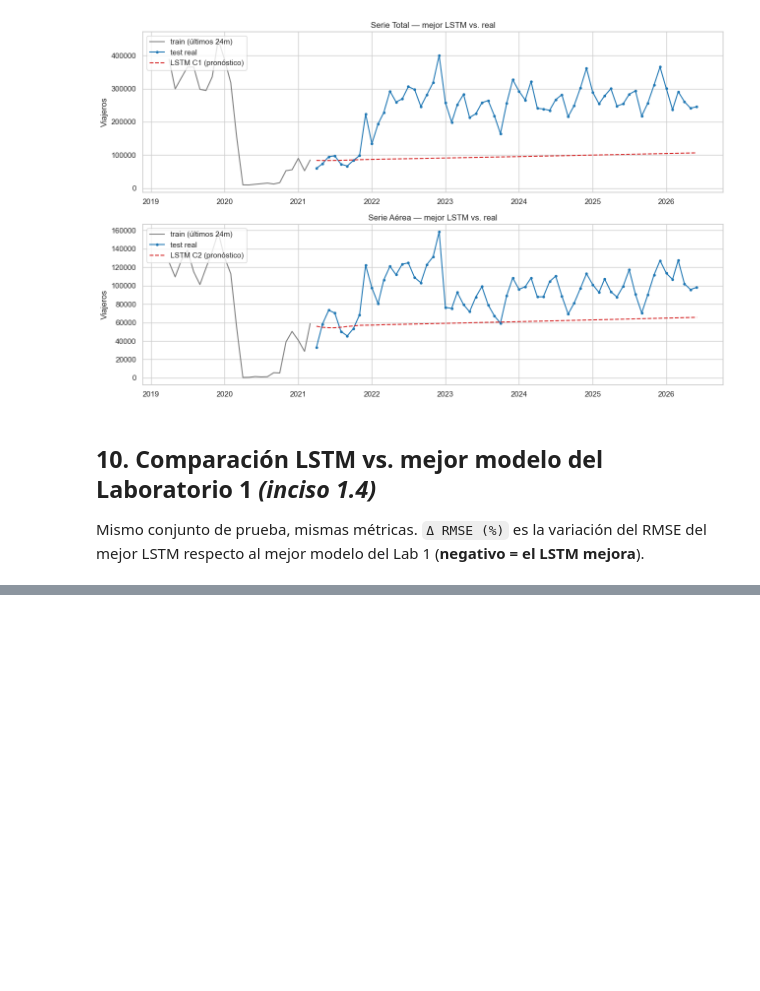
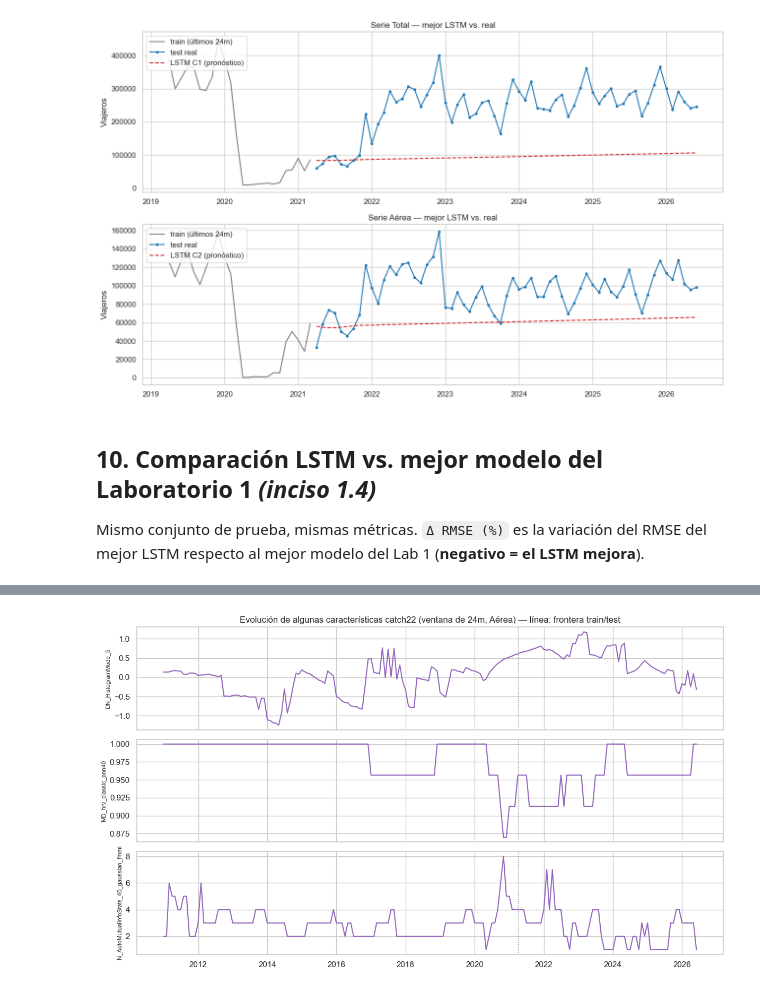
Before and after one commit to nicoCT04/Lab2DataScience, a Jupyter notebook: notebooks/Lab2_LSTM.ipynb, the cells around one changed output, grey strips where cells are left out. Drawn from its saved outputs; the diff is of its cells as text; code cells hidden in the pictures; blank space fills up the shorter version.

Commit message:
Extraccion catch22

```diff
--- a/notebooks/Lab2_LSTM.ipynb
+++ b/notebooks/Lab2_LSTM.ipynb
@@ -417,0 +449,15 @@ del LSTM.
+# %%
+%pip install pycatch22
+import pycatch22
+from sklearn.preprocessing import MinMaxScaler, StandardScaler
+
+NOMBRES_C22 = pycatch22.catch22_all([0.0, 1.0, 0.0, 1.0, 0.0, 1.0, 0.0, 1.0])["names"]
+
+def catch22_ventana(ventana):
+    """22 características de catch22 de una ventana (lista/array de valores), robusta a NaN/inf."""
+    v = np.asarray(pycatch22.catch22_all(list(map(float, ventana)))["values"], float)
+    return np.nan_to_num(v, nan=0.0, posinf=0.0, neginf=0.0)
+
+print(f"catch22 devuelve {len(NOMBRES_C22)} características. Primeras 5:")
+for n in NOMBRES_C22[:5]:
+    print("  -", n)
@@ -417,0 +482,9 @@ del LSTM.
+# %%
+# Serie Aérea en escala log y matriz de características catch22 por ventana deslizante (W = 24 meses)
+W_DEMO = 24
+aerea_log = np.log(serie_aerea.values)
+fechas_c22 = serie_aerea.index[W_DEMO:]
+mat_c22 = np.array([catch22_ventana(aerea_log[t - W_DEMO:t]) for t in range(W_DEMO, len(aerea_log))])
+feats_aerea = pd.DataFrame(mat_c22, index=fechas_c22, columns=NOMBRES_C22)
+print(f"Matriz de características por ventana: {feats_aerea.shape} (meses x características)")
+feats_aerea.iloc[:3, :5]
@@ -417,0 +498,10 @@ del LSTM.
+# %%
+# Visualización: 3 características de catch22 a lo largo del tiempo (dinámica de la ventana de Aérea)
+fig, ax = plt.subplots(3, 1, figsize=(12, 7), sharex=True)
+for a, col in zip(ax, [NOMBRES_C22[0], NOMBRES_C22[6], NOMBRES_C22[11]]):
+    a.plot(feats_aerea.index, feats_aerea[col], color="#9467bd")
+    a.set_ylabel(col, fontsize=8); a.axvline(serie_aerea.index[147], color="gray", ls=":", lw=1)
+ax[0].set_title("Evolución de algunas características catch22 (ventana de 24m, Aérea) — línea: frontera train/test")
+plt.tight_layout(); plt.show()
+# %% [output]
+[figure, added]
```
Also changed, not shown: parts of 5 cells of this notebook, 2 other files.
